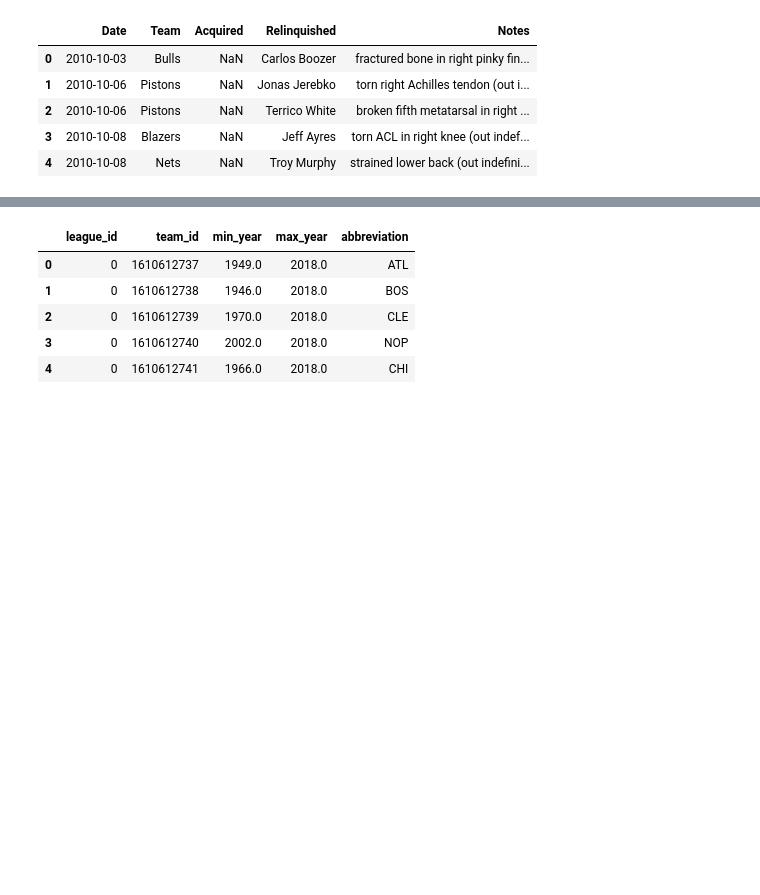
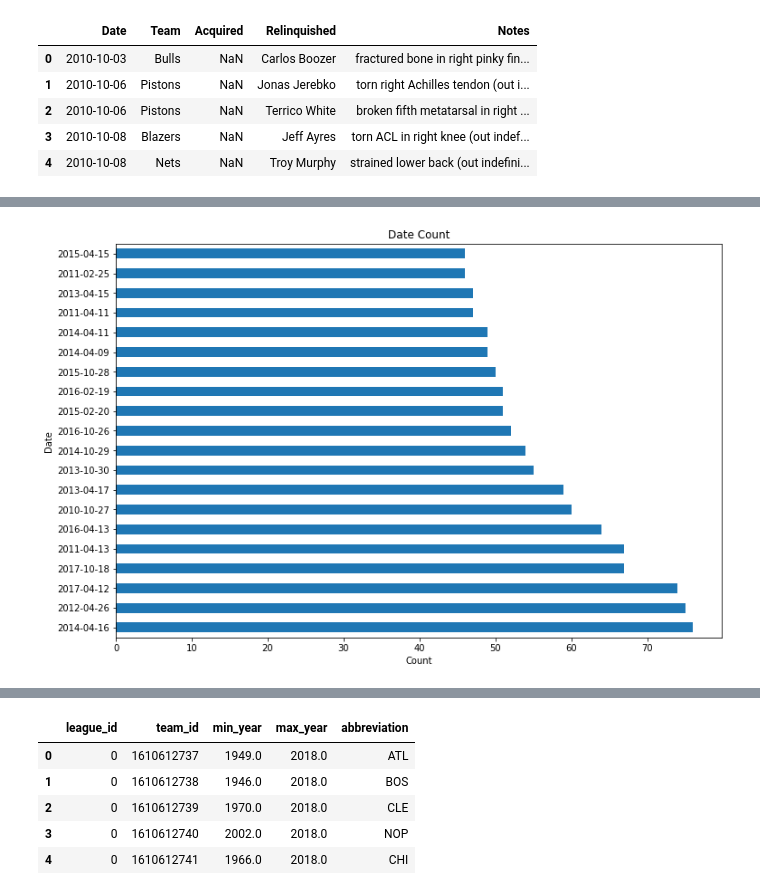
Before and after one commit to pauljacob/DSCapstone2, a Jupyter notebook: 02_Data_Wrangling/02_data_wrangling.ipynb, the cells around one changed output, grey strips where cells are left out. Saved outputs shown, nothing was run; the diff lists cells and outputs as text; code cells hidden in the pictures; blank space fills up the shorter version.

```diff
--- a/02_Data_Wrangling/02_data_wrangling.ipynb
+++ b/02_Data_Wrangling/02_data_wrangling.ipynb
@@ -55,0 +126,3 @@ df2.head()
+# %%
+df2.iloc[:,[2,3]] = df2.iloc[:,[2,3]].fillna('')
+df2.iloc[:,[2,3]]
@@ -55,0 +159,3 @@ df2.head()
+# %%
+df2['Relinquished_Acquired'] = (df2.iloc[:,2 ] + df2.iloc[:, 3]).to_frame()
+df2['Relinquished_Acquired']
@@ -55,0 +246,14 @@ df2.head()
+# %%
+#horizontal histogram
+
+fig, ax = plt.subplots(figsize=(12,8))
+df2.Date.value_counts().head(20).plot(kind='barh', ax=ax)
+
+ax.set_title('Date Count')
+
+ax.set_xlabel('Count')
+ax.set_ylabel('Date')
+
+plt.subplots_adjust(wspace=0.5);
+# %% [output]
+[figure, added]
```
Also changed, not shown: parts of 35 cells of this notebook.
